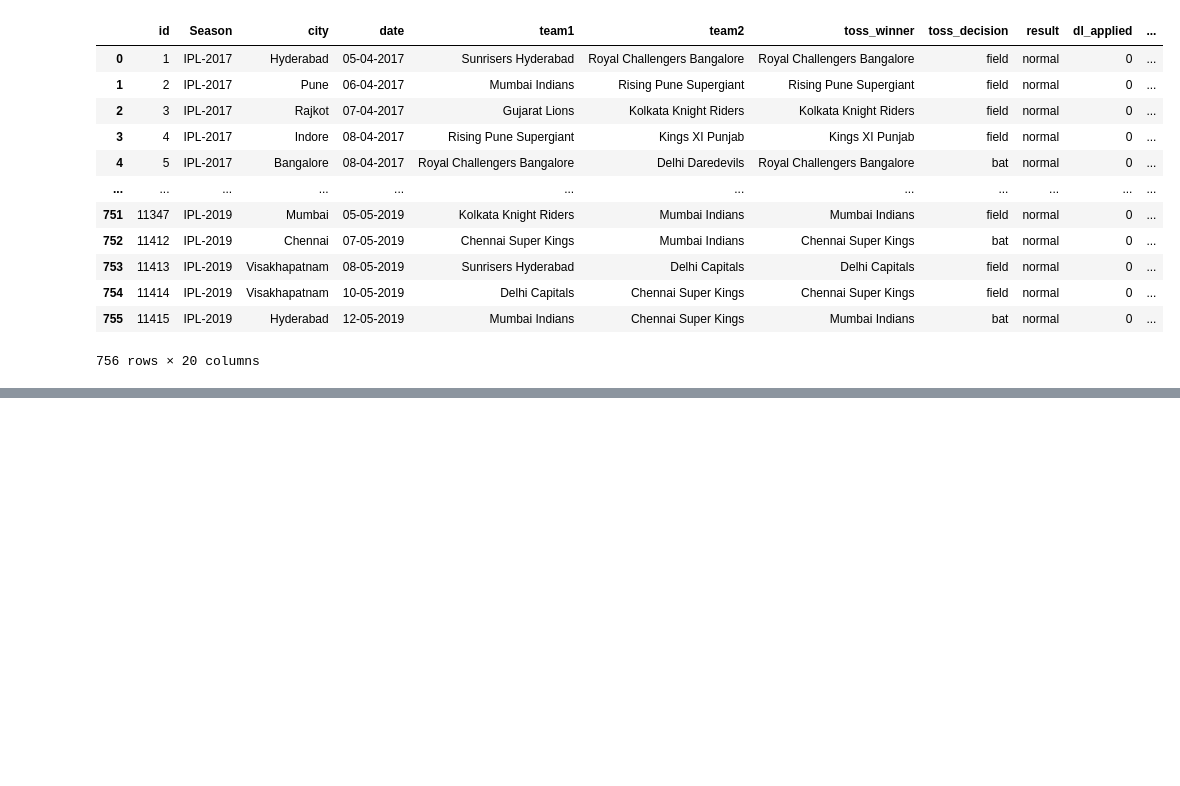
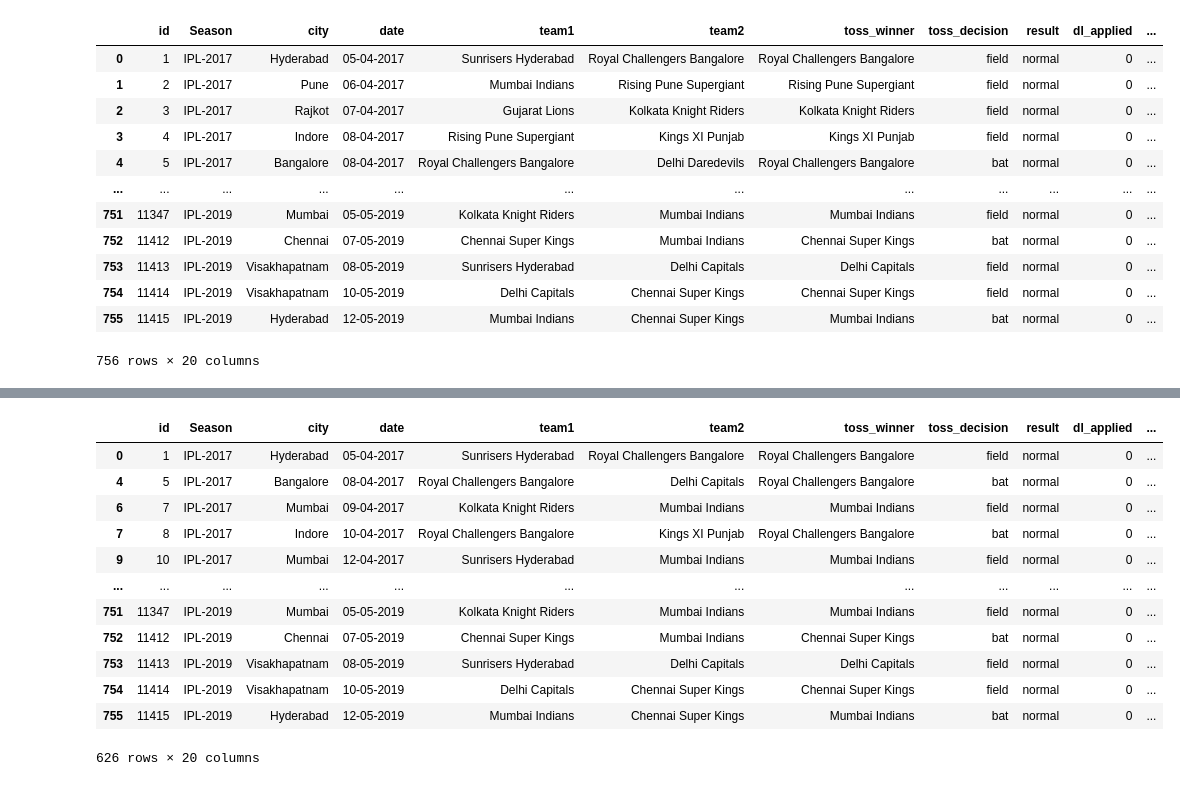
Before and after one commit to abhaygzb15/IPL-Win-Probability-Predictor, a Jupyter notebook: IPL Win Predictor.ipynb, the cells around one changed output, grey strips where cells are left out. Drawn from its saved outputs; the diff is of its cells as text; code cells hidden in the pictures; blank space fills up the shorter version.

```diff
--- a/IPL Win Predictor.ipynb
+++ b/IPL Win Predictor.ipynb
@@ -117,0 +149,17 @@ matches_df=matches_df[matches_df['team2'].isin(teams)]
+# %%
+matches_df=matches_df[matches_df['dl_applied']==0]
+matches_df
+# %% [output]
+|  | id | Season | city | date | team1 | team2 | toss_winner | toss_decision | result | dl_applied | ... |
+| 0 | 1 | IPL-2017 | Hyderabad | 05-04-2017 | Sunrisers Hyderabad | Royal Challengers Bangalore | Royal Challengers Bangalore | field | normal | 0 | ... |
+| 4 | 5 | IPL-2017 | Bangalore | 08-04-2017 | Royal Challengers Bangalore | Delhi Capitals | Royal Challengers Bangalore | bat | normal | 0 | ... |
+| 6 | 7 | IPL-2017 | Mumbai | 09-04-2017 | Kolkata Knight Riders | Mumbai Indians | Mumbai Indians | field | normal | 0 | ... |
+| 7 | 8 | IPL-2017 | Indore | 10-04-2017 | Royal Challengers Bangalore | Kings XI Punjab | Royal Challengers Bangalore | bat | normal | 0 | ... |
+| 9 | 10 | IPL-2017 | Mumbai | 12-04-2017 | Sunrisers Hyderabad | Mumbai Indians | Mumbai Indians | field | normal | 0 | ... |
+| ... | ... | ... | ... | ... | ... | ... | ... | ... | ... | ... | ... |
+| 751 | 11347 | IPL-2019 | Mumbai | 05-05-2019 | Kolkata Knight Riders | Mumbai Indians | Mumbai Indians | field | normal | 0 | ... |
+| 752 | 11412 | IPL-2019 | Chennai | 07-05-2019 | Chennai Super Kings | Mumbai Indians | Chennai Super Kings | bat | normal | 0 | ... |
+| 753 | 11413 | IPL-2019 | Visakhapatnam | 08-05-2019 | Sunrisers Hyderabad | Delhi Capitals | Delhi Capitals | field | normal | 0 | ... |
+| 754 | 11414 | IPL-2019 | Visakhapatnam | 10-05-2019 | Delhi Capitals | Chennai Super Kings | Chennai Super Kings | field | normal | 0 | ... |
+| 755 | 11415 | IPL-2019 | Hyderabad | 12-05-2019 | Mumbai Indians | Chennai Super Kings | Mumbai Indians | bat | normal | 0 | ... |
+626 rows × 20 columns
```
Also changed, not shown: parts of 13 cells of this notebook.
